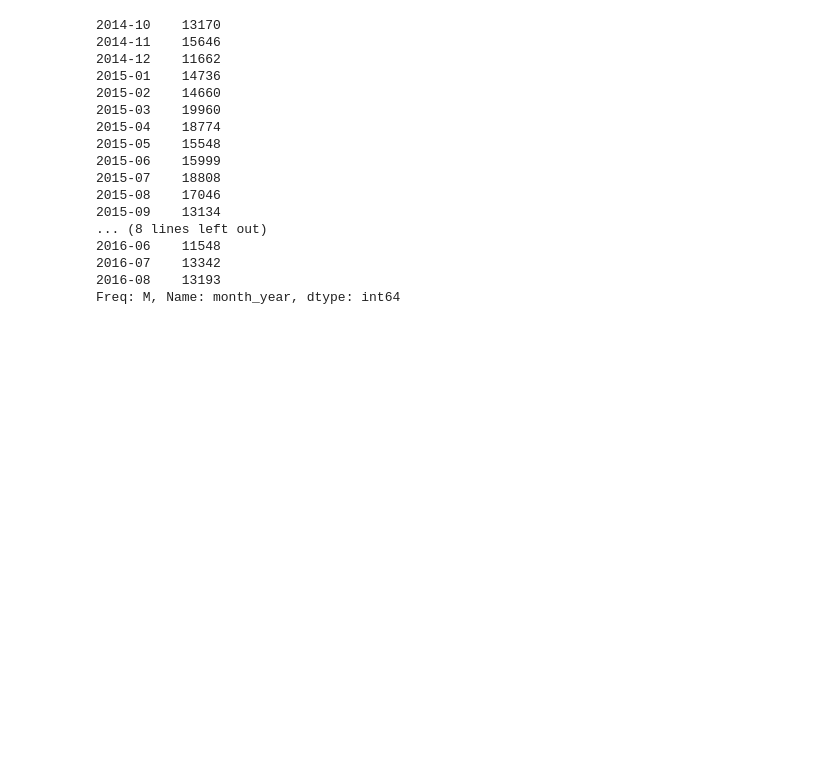
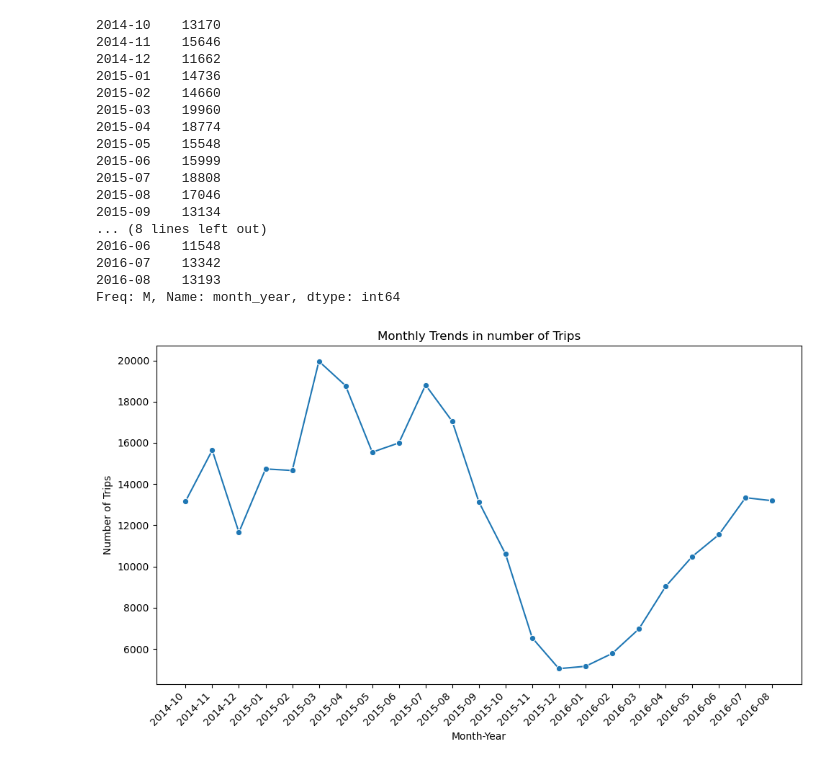
Before and after one commit to rahmxd/my_da_repo, a Jupyter notebook: Week 6 Consolidation/c1_q1_analysis.ipynb, the cells around one changed output. Drawn from its saved outputs; the diff is of its cells as text; code cells hidden in the pictures; blank space fills up the shorter version.

```diff
--- a/Week 6 Consolidation/c1_q1_analysis.ipynb
+++ b/Week 6 Consolidation/c1_q1_analysis.ipynb
@@ -316,9 +316,13 @@ Freq: M, Name: month_year, dtype: int64
 # %%
 # plotting graph
 
 plt.figure(figsize=(10,6))
 sns.lineplot(x=monthly_counts.index.astype(str), y=monthly_counts.values, marker='o')
 plt.title('Monthly Trends in number of Trips')
 plt.xlabel('Month-Year')
 plt.ylabel('Number of Trips')
-# plt.xticks(rotation=45, ha='right')
+plt.xticks(rotation=45, ha='right')
+plt.tight_layout()
+plt.show()
+# %% [output]
+[figure, added]
```
